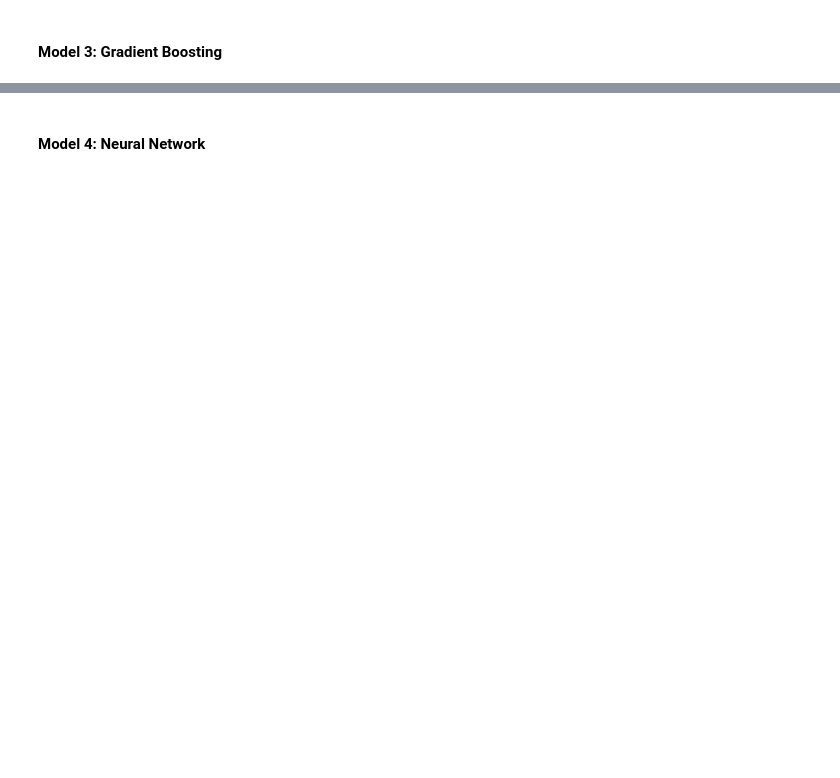
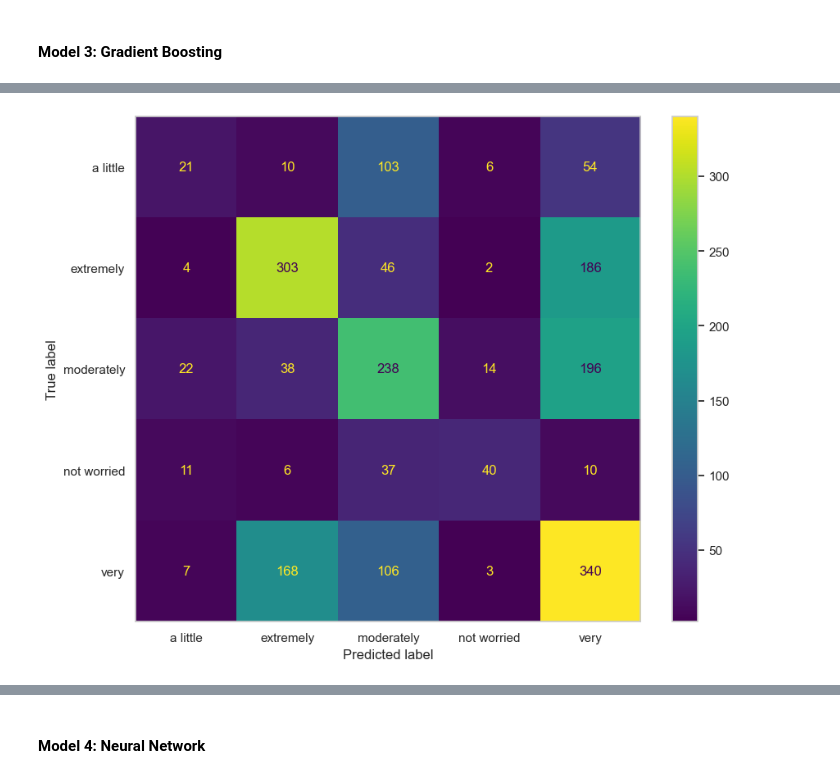
Before and after one commit to jack-rutherford/Climate_Anxiety, a Jupyter notebook: climate_anxiety.ipynb, the cells around one changed output, grey strips where cells are left out. Saved outputs shown, nothing was run; the diff lists cells and outputs as text; code cells hidden in the pictures; blank space fills up the shorter version.

```diff
--- a/climate_anxiety.ipynb
+++ b/climate_anxiety.ipynb
@@ -831,3 +896,12 @@ ConfusionMatrixDisplay(confusion_matrix=cm_gbc).plot();
+# %%
+cm_gbc = confusion_matrix(y_test, y_pred_gbc)
+cm_display = ConfusionMatrixDisplay(cm_gbc, display_labels=ordinal_logistic.classes_)
+fig, ax = plt.subplots(figsize=(10, 8))
+cm_display.plot(ax=ax)
+plt.grid(False)  # disable the grid
+plt.show()
+# %% [output]
+[figure, added]
 # %%
 print("\nClassification Report:")
 print(classification_report(y_test, y_pred_gbc))
```
Also changed, not shown: parts of 40 cells of this notebook.
